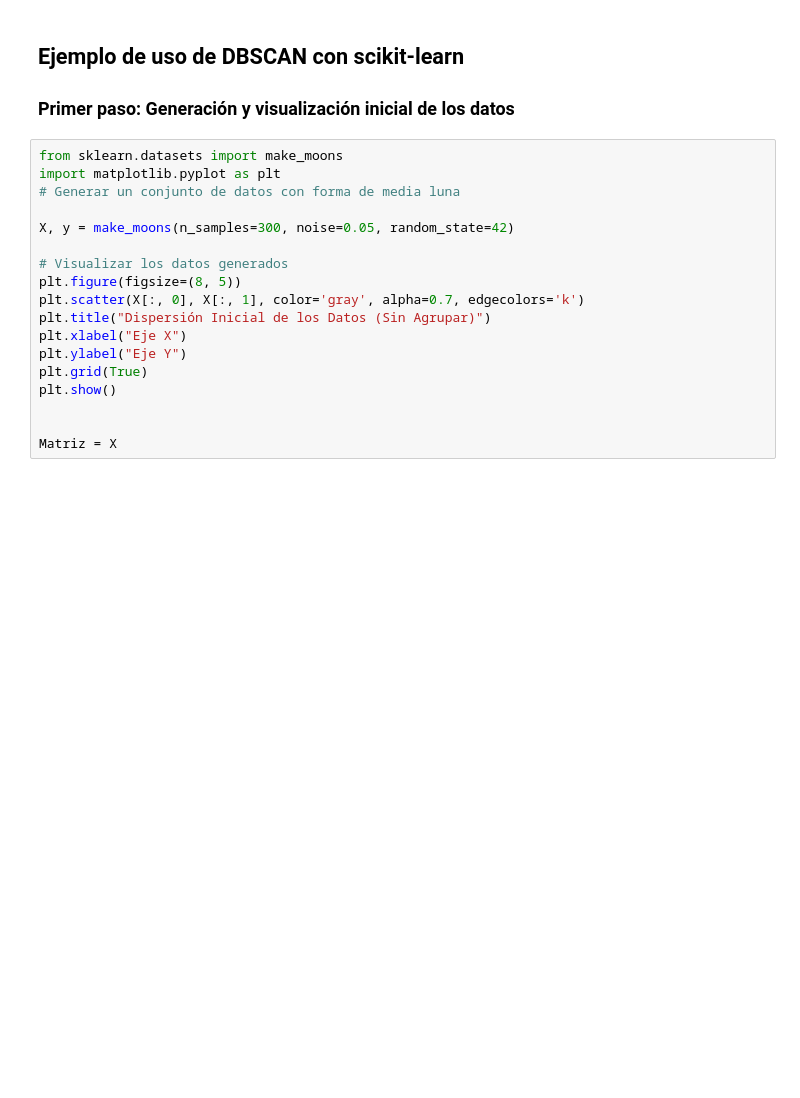
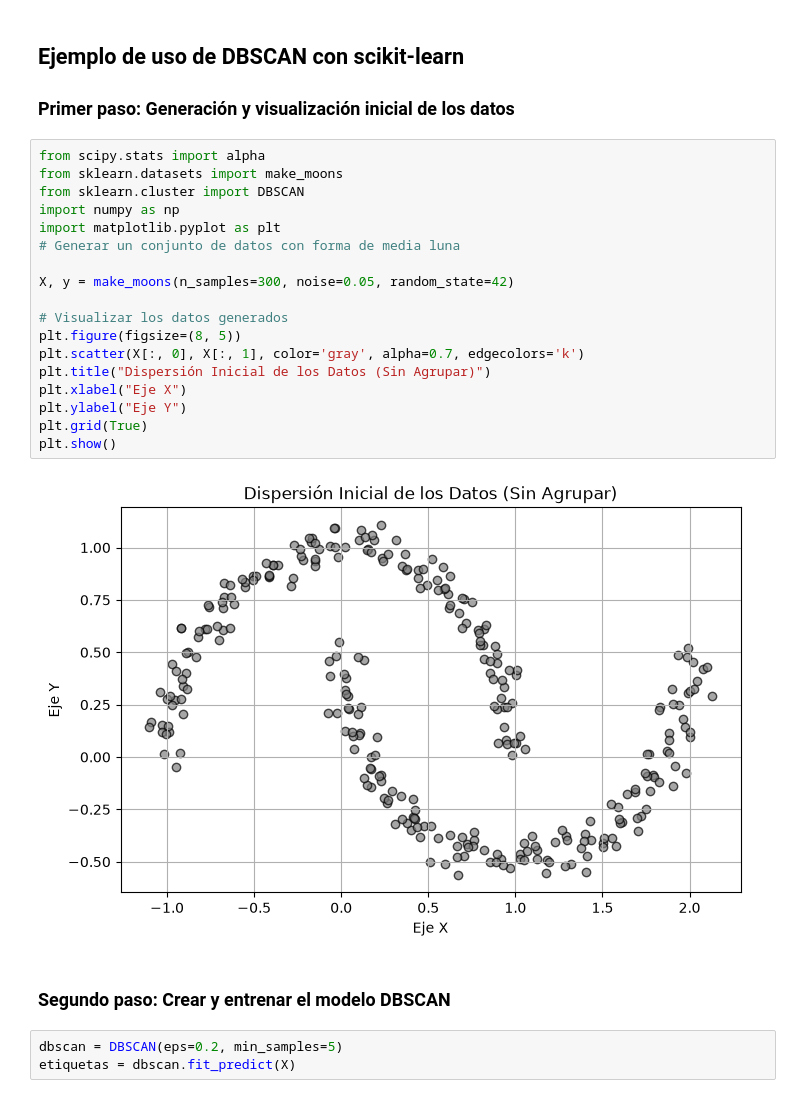
Before and after one commit to Cristhian-G/Machine-Learning, a Jupyter notebook: DBSCAN/DBSCAN.ipynb, the cells around one changed output. Drawn from its saved outputs; the diff is of its cells as text; blank space fills up the shorter version.

Commit message:
(feat) - Desarrollo del archivo DBSCAN.ipynb

```diff
--- a/DBSCAN/DBSCAN.ipynb
+++ b/DBSCAN/DBSCAN.ipynb
@@ -16,20 +16,27 @@ que se especifique el número de clusters a priori y puede identificar clusters
 
 ### Primer paso: Generación y visualización inicial de los datos
 # %%
+from scipy.stats import alpha
 from sklearn.datasets import make_moons
+from sklearn.cluster import DBSCAN
+import numpy as np
 import matplotlib.pyplot as plt
 # Generar un conjunto de datos con forma de media luna
 
 X, y = make_moons(n_samples=300, noise=0.05, random_state=42)
 
 # Visualizar los datos generados
 plt.figure(figsize=(8, 5))
 plt.scatter(X[:, 0], X[:, 1], color='gray', alpha=0.7, edgecolors='k')
 plt.title("Dispersión Inicial de los Datos (Sin Agrupar)")
 plt.xlabel("Eje X")
 plt.ylabel("Eje Y")
 plt.grid(True)
 plt.show()
-
-
-Matriz = X
+# %% [output]
+[figure, added]
+# %% [markdown]
+### Segundo paso: Crear y entrenar el modelo DBSCAN
+# %%
+dbscan = DBSCAN(eps=0.2, min_samples=5)
+etiquetas = dbscan.fit_predict(X)
```
Also changed, not shown: parts of 3 cells of this notebook.
